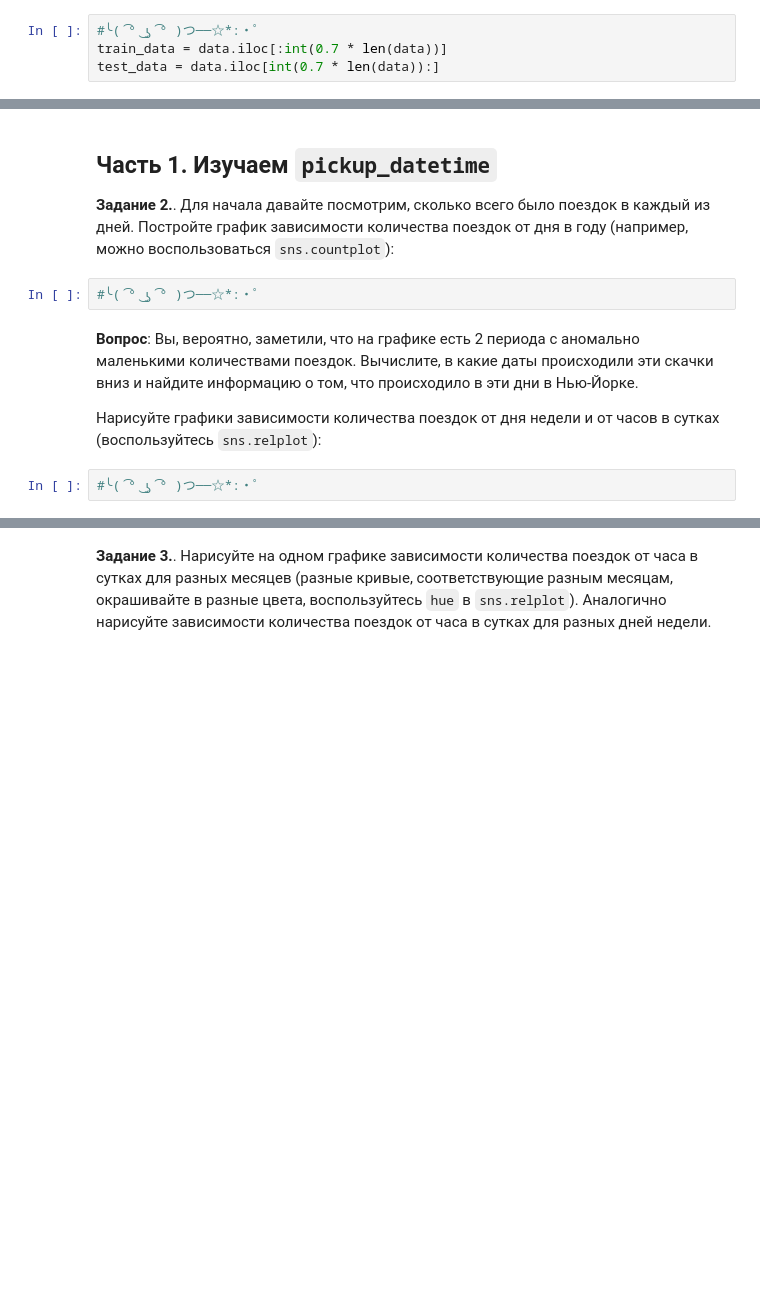
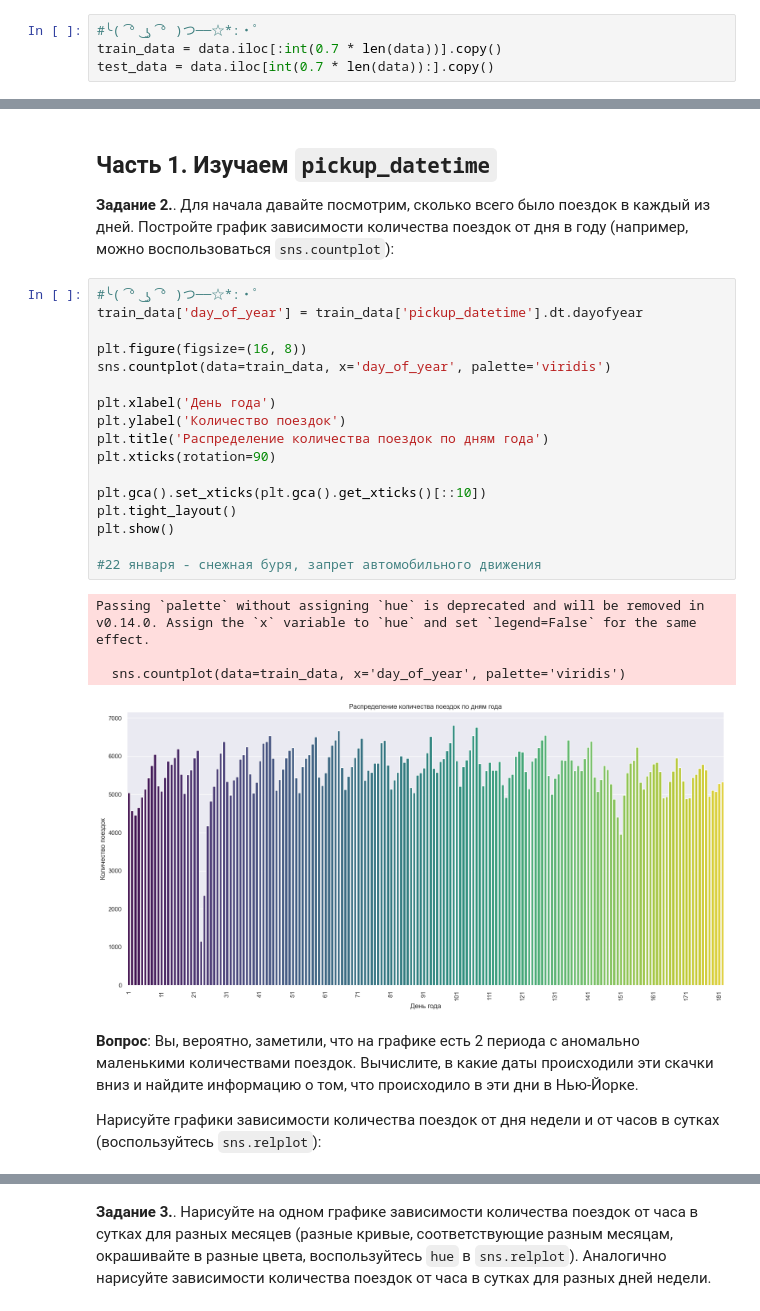
Before and after one commit to kuskas112/Labs, a Jupyter notebook: Машинное обучение/lab2/LR2_eda_linregr.ipynb, the cells around one changed output, grey strips where cells are left out. Cells and saved outputs as stored; diff of their text form; blank space fills up the shorter version.

```diff
--- a/Машинное обучение/lab2/LR2_eda_linregr.ipynb
+++ b/Машинное обучение/lab2/LR2_eda_linregr.ipynb
@@ -61,8 +61,8 @@ data.head(5)
 В колонке `trip_duration` записано целевое значение, которое мы хотим предсказывать. Разбейте выборку на обучающую и тестовую в отношении 7:3.
 # %%
 #╰( ͡° ͜ʖ ͡° )つ──☆*:・ﾟ
-train_data = data.iloc[:int(0.7 * len(data))]
-test_data = data.iloc[int(0.7 * len(data)):]
+train_data = data.iloc[:int(0.7 * len(data))].copy()
+test_data = data.iloc[int(0.7 * len(data)):].copy()
 # %% [markdown]
 Давайте посмотрим на распределение таргета в обучающей выборке. Для этого нарисуйте его гистограмму:
 # %%
@@ -102,11 +102,29 @@ plt.show()
 ## Часть 1. Изучаем `pickup_datetime`
 
 **Задание 2.**. Для начала давайте посмотрим, сколько всего было поездок в каждый из дней. Постройте график зависимости количества поездок от дня в году (например, можно воспользоваться `sns.countplot`):
-# %%
-#╰( ͡° ͜ʖ ͡° )つ──☆*:・ﾟ
+# %%
+#╰( ͡° ͜ʖ ͡° )つ──☆*:・ﾟ
+train_data['day_of_year'] = train_data['pickup_datetime'].dt.dayofyear
+
+plt.figure(figsize=(16, 8))
+sns.countplot(data=train_data, x='day_of_year', palette='viridis')
+
+plt.xlabel('День года')
+plt.ylabel('Количество поездок')
+plt.title('Распределение количества поездок по дням года')
+plt.xticks(rotation=90)
+
+plt.gca().set_xticks(plt.gca().get_xticks()[::10])
+plt.tight_layout()
+plt.show()
+
+#22 января - снежная буря, запрет автомобильного движения
+# %% [output]
+Passing `palette` without assigning `hue` is deprecated and will be removed in v0.14.0. Assign the `x` variable to `hue` and set `legend=False` for the same effect.
+
+  sns.countplot(data=train_data, x='day_of_year', palette='viridis')
+[figure, added]
 # %% [markdown]
 **Вопрос**: Вы, вероятно, заметили, что на графике есть 2 периода с аномально маленькими количествами поездок. Вычислите, в какие даты происходили эти скачки вниз и найдите информацию о том, что происходило в эти дни в Нью-Йорке.
 
 Нарисуйте графики зависимости количества поездок от дня недели и от часов в сутках (воспользуйтесь `sns.relplot`):
-# %%
-#╰( ͡° ͜ʖ ͡° )つ──☆*:・ﾟ
```
Also changed, not shown: parts of 10 cells of this notebook.
